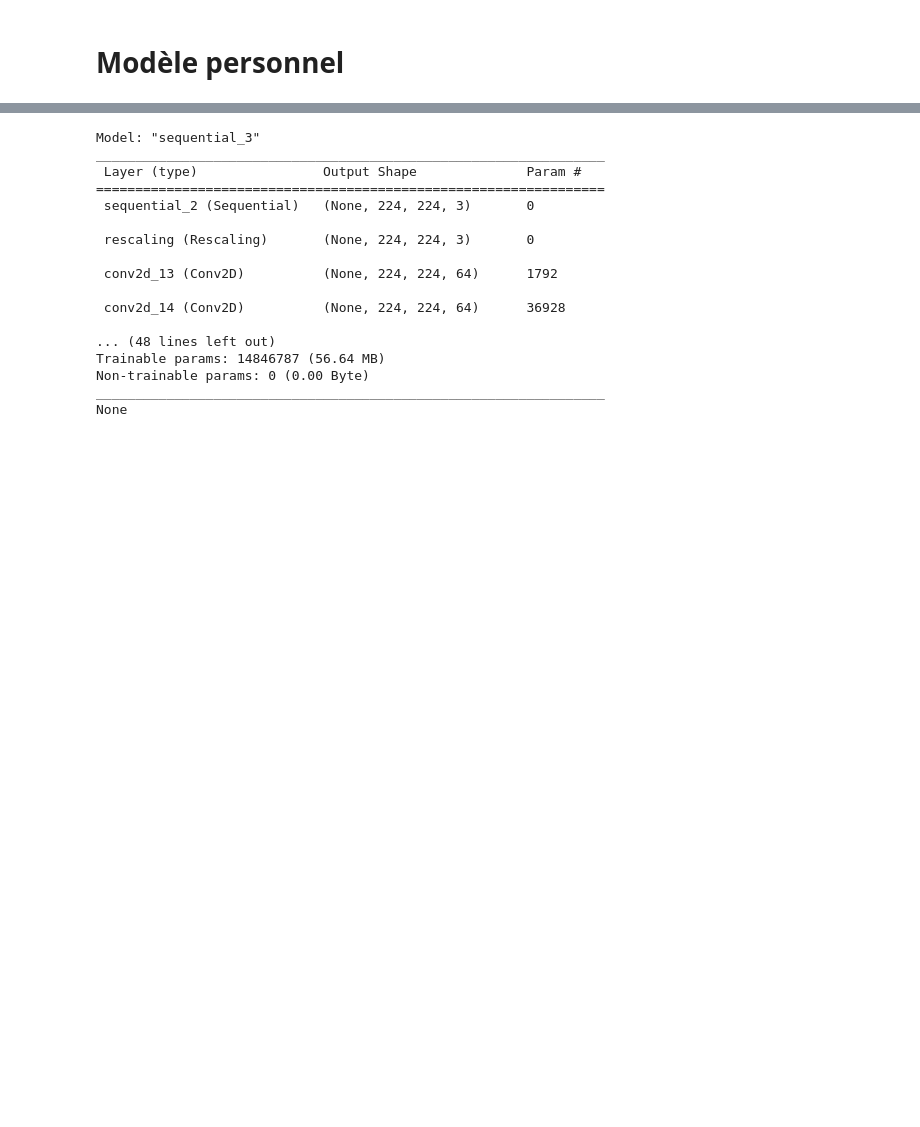
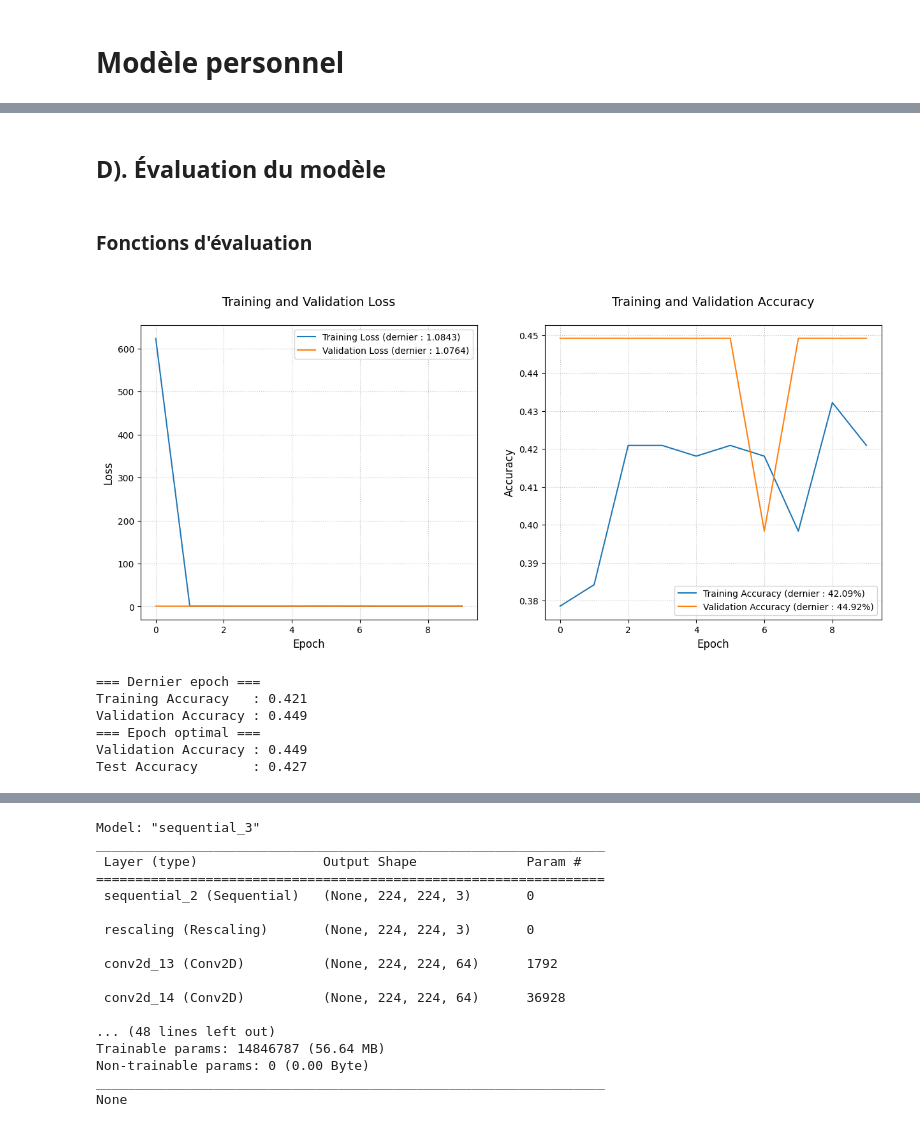
Before and after one commit to BiGHeaDMaX/Identifier-Races-Chiens-avec-TensorFlow, a Jupyter notebook: 02 - Modèle personnel.ipynb, the cells around one changed output, grey strips where cells are left out. Saved outputs shown, nothing was run; the diff lists cells and outputs as text; code cells hidden in the pictures; blank space fills up the shorter version.

```diff
--- a/02 - Modèle personnel.ipynb
+++ b/02 - Modèle personnel.ipynb
@@ -134,0 +294,4 @@ for images, labels_encoded in dataset_train.take(3):
+# %% [markdown]
+## **D). Évaluation du modèle**
+# %% [markdown]
+### **Fonctions d'évaluation**
@@ -134,0 +372,27 @@ for images, labels_encoded in dataset_train.take(3):
+# %%
+show_train_metrics(history=history3)
+# %% [output]
+[figure, added]
+# %%
+# Score du dernier epoch
+print("=== Dernier epoch ===")
+loss, accuracy = model3.evaluate(dataset_train, verbose=False)
+print(f"Training Accuracy   : {accuracy:.3f}")
+loss, accuracy = model3.evaluate(dataset_val, verbose=False)
+print(f"Validation Accuracy : {accuracy:.3f}")
+
+# Score de l'epoch optimal
+print("=== Epoch optimal ===")
+# Chargement des poids optimaux
+model3.load_weights(model3_save_path)
+loss, accuracy = model3.evaluate(dataset_val, verbose=False)
+print(f"Validation Accuracy : {accuracy:.3f}")
+loss, accuracy = model3.evaluate(dataset_test, verbose=False)
+print(f"Test Accuracy       : {accuracy:.3f}")
+# %% [output]
+=== Dernier epoch ===
+Training Accuracy   : 0.421
+Validation Accuracy : 0.449
+=== Epoch optimal ===
+Validation Accuracy : 0.449
+Test Accuracy       : 0.427
```
Also changed, not shown: parts of 38 cells of this notebook.
